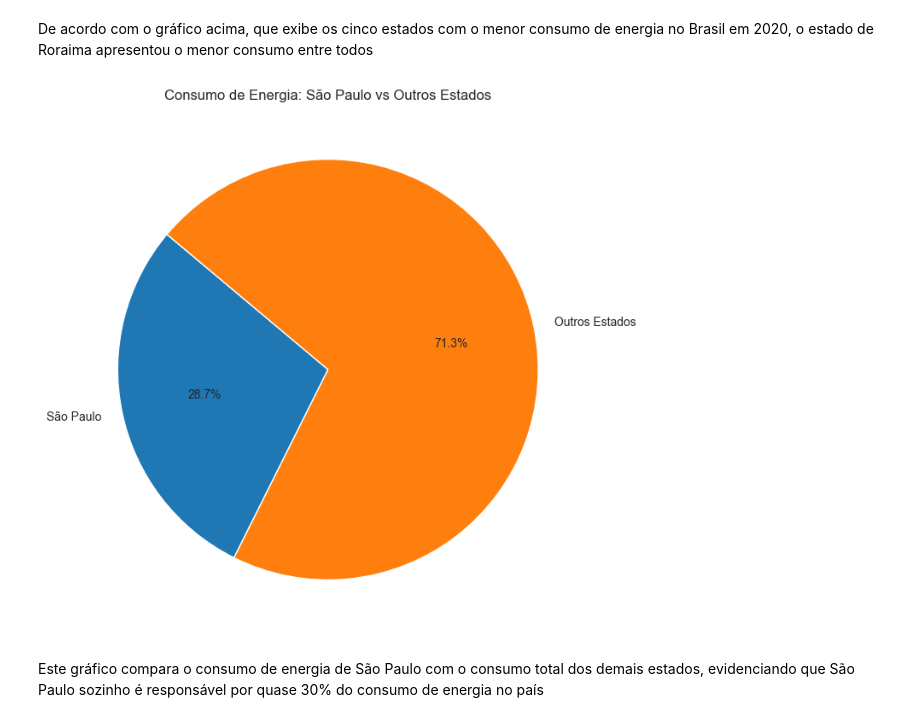
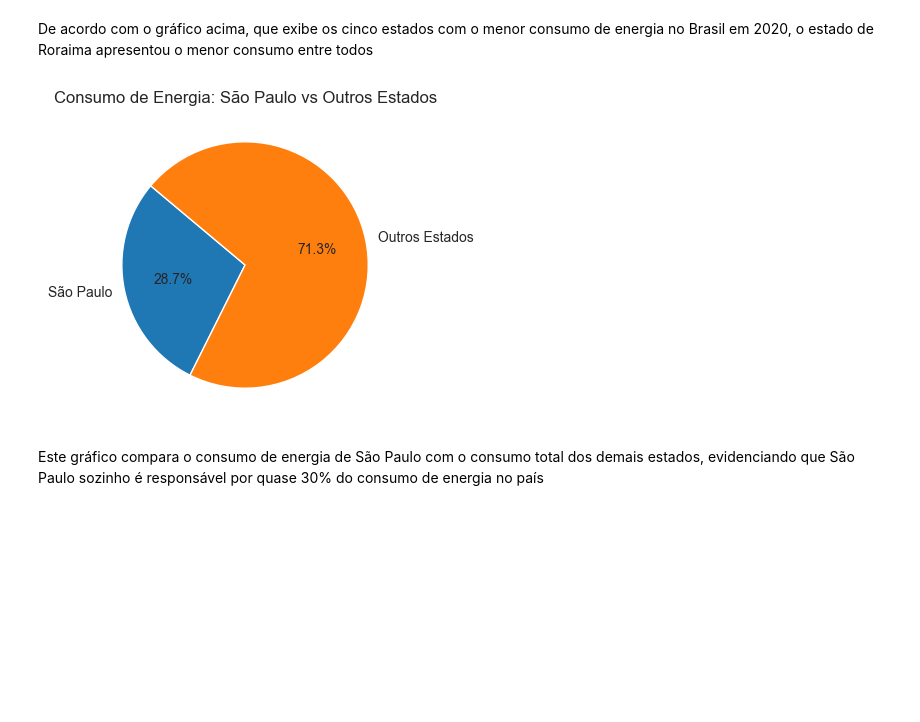
Before and after one commit to davi873/AI_energy_analysis_py, a Jupyter notebook: notebooks/insights.ipynb, the cells around one changed output. Cells and saved outputs as stored; diff of their text form; code cells hidden in the pictures; blank space fills up the shorter version.

```diff
--- a/notebooks/insights.ipynb
+++ b/notebooks/insights.ipynb
@@ -141,13 +141,13 @@ use_energy_no_sp = df_energy_insights[df_energy_insights['sigla'] != 'SP']['cons
 df_use_energy = [use_energy_sp, use_energy_no_sp]
 labels_comparative = ['São Paulo', 'Outros Estados']
 # %%
-plt.figure(figsize=(8,8))
+plt.figure(figsize=(4,4))
 plt.pie(df_use_energy, labels=labels_comparative, autopct='%1.1f%%', startangle=140, colors=['#1f77b4', '#ff7f0e'])
 plt.title('Consumo de Energia: São Paulo vs Outros Estados')
 
 plt.show()
 # %% [output]
-[figure, old version]
+[figure, new version]
 # %% [markdown]
 Este gráfico compara o consumo de energia de São Paulo com o consumo total dos demais estados, evidenciando que São Paulo sozinho é responsável por quase 30% do consumo de energia no país
 # %%
```
